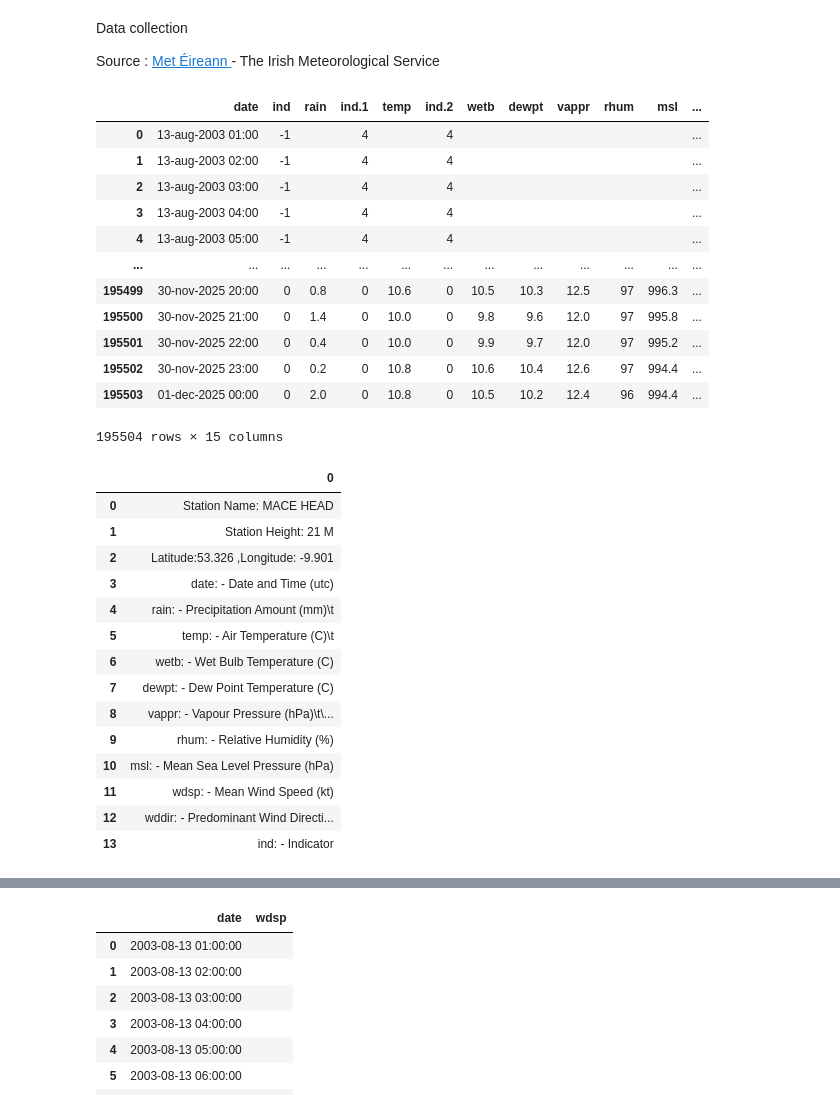
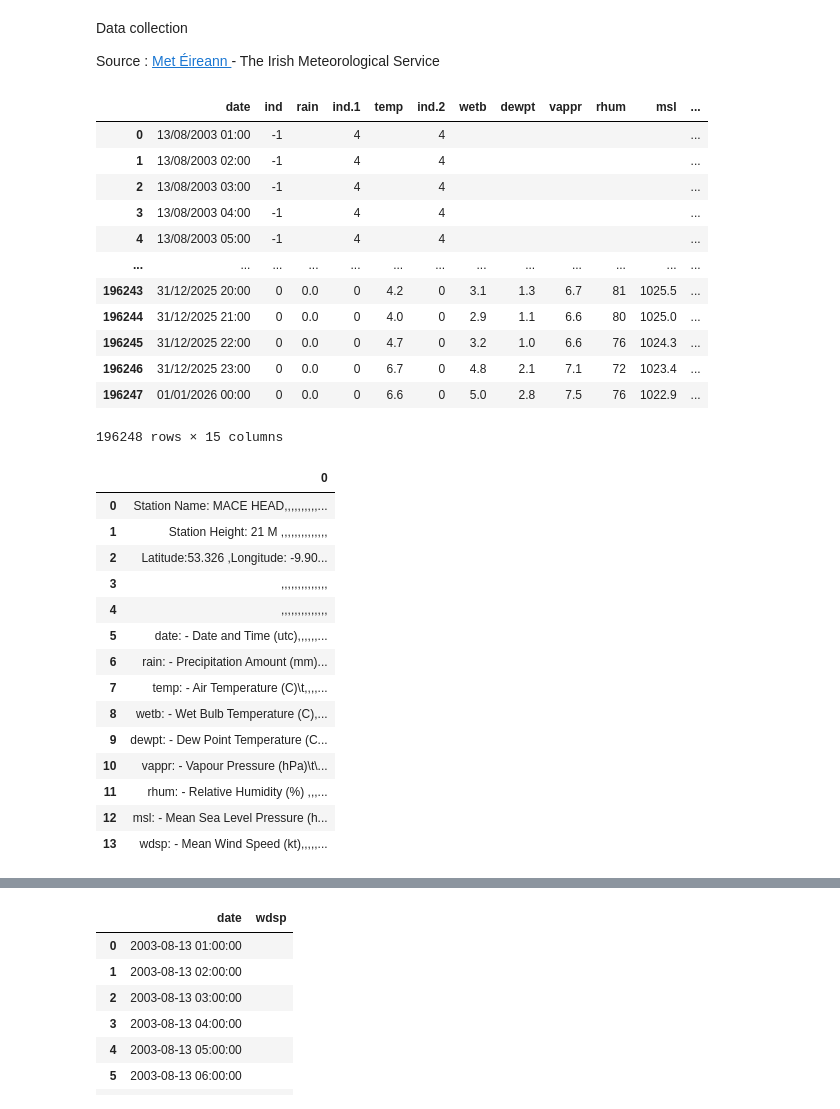
Before and after one commit to Maroua-El-Imame/programming-for-data-analytics, a Jupyter notebook: project/windspeed_analysis_project.ipynb, the cells around one changed output, grey strips where cells are left out. Saved outputs shown, nothing was run; the diff lists cells and outputs as text; code cells hidden in the pictures.

```diff
--- a/project/windspeed_analysis_project.ipynb
+++ b/project/windspeed_analysis_project.ipynb
@@ -15,45 +25,45 @@ Data collection
 Source : [Met Éireann  ](https://www.met.ie/climate/available-data/historical-data) - The Irish Meteorological Service
 # %%
 # The dataset  was downloaded  from Met Éireann then named and saved in this repository
-filename= "macehead_wind_data.csv"
+filename= "macehead_wind_data_to_date.csv"
 directory="data/"
 file_path = directory + filename
 
-macehead_df = pd.read_csv(file_path, skiprows=17)
+macehead_df = pd.read_csv(file_path, skiprows=17,)
 # show
 macehead_df
 # %% [output]
 |  | date | ind | rain | ind.1 | temp | ind.2 | wetb | dewpt | vappr | rhum | msl | ... |
-| 0 | 13-aug-2003 01:00 | -1 |  | 4 |  | 4 |  |  |  |  |  | ... |
-| 1 | 13-aug-2003 02:00 | -1 |  | 4 |  | 4 |  |  |  |  |  | ... |
-| 2 | 13-aug-2003 03:00 | -1 |  | 4 |  | 4 |  |  |  |  |  | ... |
-| 3 | 13-aug-2003 04:00 | -1 |  | 4 |  | 4 |  |  |  |  |  | ... |
-| 4 | 13-aug-2003 05:00 | -1 |  | 4 |  | 4 |  |  |  |  |  | ... |
+| 0 | 13/08/2003 01:00 | -1 |  | 4 |  | 4 |  |  |  |  |  | ... |
+| 1 | 13/08/2003 02:00 | -1 |  | 4 |  | 4 |  |  |  |  |  | ... |
+| 2 | 13/08/2003 03:00 | -1 |  | 4 |  | 4 |  |  |  |  |  | ... |
+| 3 | 13/08/2003 04:00 | -1 |  | 4 |  | 4 |  |  |  |  |  | ... |
+| 4 | 13/08/2003 05:00 | -1 |  | 4 |  | 4 |  |  |  |  |  | ... |
 | ... | ... | ... | ... | ... | ... | ... | ... | ... | ... | ... | ... | ... |
-| 195499 | 30-nov-2025 20:00 | 0 | 0.8 | 0 | 10.6 | 0 | 10.5 | 10.3 | 12.5 | 97 | 996.3 | ... |
-| 195500 | 30-nov-2025 21:00 | 0 | 1.4 | 0 | 10.0 | 0 | 9.8 | 9.6 | 12.0 | 97 | 995.8 | ... |
-| 195501 | 30-nov-2025 22:00 | 0 | 0.4 | 0 | 10.0 | 0 | 9.9 | 9.7 | 12.0 | 97 | 995.2 | ... |
-| 195502 | 30-nov-2025 23:00 | 0 | 0.2 | 0 | 10.8 | 0 | 10.6 | 10.4 | 12.6 | 97 | 994.4 | ... |
-| 195503 | 01-dec-2025 00:00 | 0 | 2.0 | 0 | 10.8 | 0 | 10.5 | 10.2 | 12.4 | 96 | 994.4 | ... |
+| 196243 | 31/12/2025 20:00 | 0 | 0.0 | 0 | 4.2 | 0 | 3.1 | 1.3 | 6.7 | 81 | 1025.5 | ... |
+| 196244 | 31/12/2025 21:00 | 0 | 0.0 | 0 | 4.0 | 0 | 2.9 | 1.1 | 6.6 | 80 | 1025.0 | ... |
+| 196245 | 31/12/2025 22:00 | 0 | 0.0 | 0 | 4.7 | 0 | 3.2 | 1.0 | 6.6 | 76 | 1024.3 | ... |
+| 196246 | 31/12/2025 23:00 | 0 | 0.0 | 0 | 6.7 | 0 | 4.8 | 2.1 | 7.1 | 72 | 1023.4 | ... |
+| 196247 | 01/01/2026 00:00 | 0 | 0.0 | 0 | 6.6 | 0 | 5.0 | 2.8 | 7.5 | 76 | 1022.9 | ... |
-195504 rows × 15 columns
+196248 rows × 15 columns
 # %%
 # read the first 14 rows to extract metadata and column descriptions, the rows include station info, location, and what each column represents
 col_description = pd.read_csv(file_path, nrows=14, header=None, sep=";")
 col_description
 # %% [output]
 |  | 0 |
-| 0 | Station Name: MACE HEAD |
-| 1 | Station Height: 21 M |
-| 2 | Latitude:53.326 ,Longitude: -9.901 |
-| 3 | date: - Date and Time (utc) |
-| 4 | rain: - Precipitation Amount (mm)\t |
-| 5 | temp: - Air Temperature (C)\t |
-| 6 | wetb: - Wet Bulb Temperature (C) |
-| 7 | dewpt: - Dew Point Temperature (C) |
-| 8 | vappr: - Vapour Pressure (hPa)\t\... |
-| 9 | rhum: - Relative Humidity (%) |
-| 10 | msl: - Mean Sea Level Pressure (hPa) |
-| 11 | wdsp: - Mean Wind Speed (kt) |
-| 12 | wddir: - Predominant Wind Directi... |
-| 13 | ind: - Indicator |
+| 0 | Station Name: MACE HEAD,,,,,,,,,,... |
+| 1 | Station Height: 21 M ,,,,,,,,,,,,,, |
+| 2 | Latitude:53.326 ,Longitude: -9.90... |
+| 3 | ,,,,,,,,,,,,,, |
+| 4 | ,,,,,,,,,,,,,, |
+| 5 | date: - Date and Time (utc),,,,,,... |
+| 6 | rain: - Precipitation Amount (mm)... |
+| 7 | temp: - Air Temperature (C)\t,,,,... |
+| 8 | wetb: - Wet Bulb Temperature (C),... |
+| 9 | dewpt: - Dew Point Temperature (C... |
+| 10 | vappr: - Vapour Pressure (hPa)\t\... |
+| 11 | rhum: - Relative Humidity (%) ,,,... |
+| 12 | msl: - Mean Sea Level Pressure (h... |
+| 13 | wdsp: - Mean Wind Speed (kt),,,,,... |
 # %%
```
Also changed, not shown: parts of 42 cells of this notebook, 2 other files.
